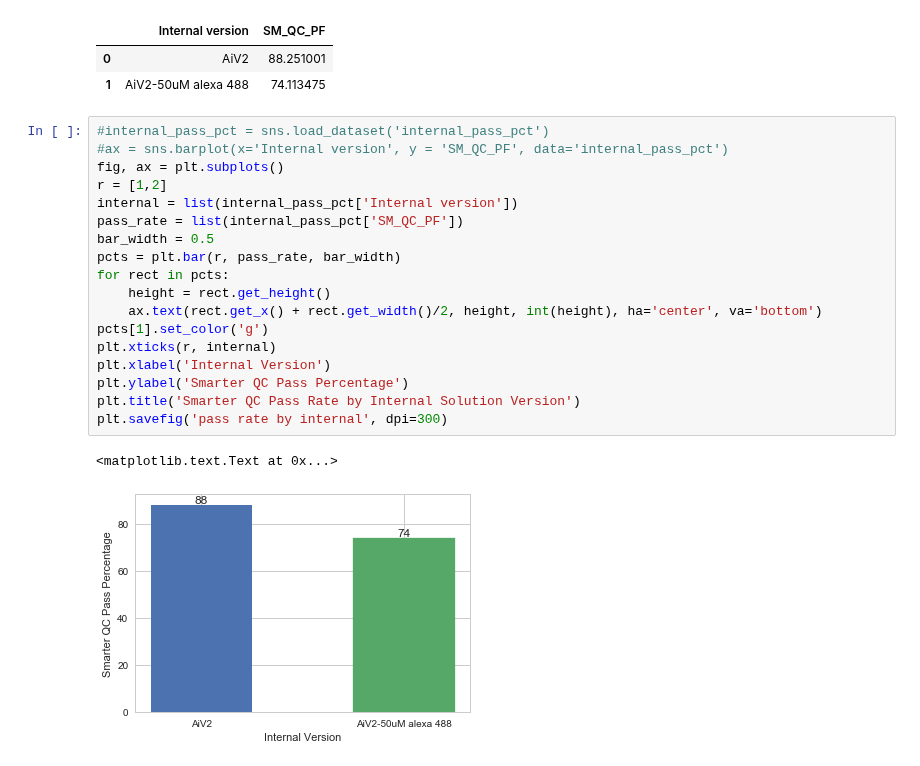
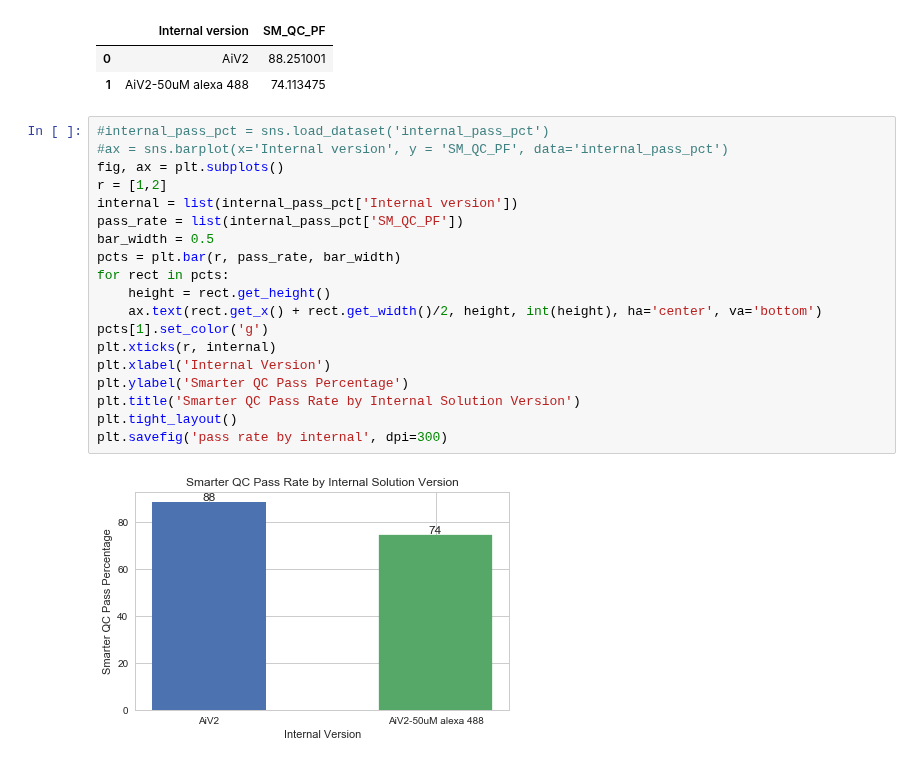
Before and after one commit to ru57y34nn/patchseq_gdoc_analysis, a Jupyter notebook: Internal_version_comparison.ipynb, the cells around one changed output. Cells and saved outputs as stored; diff of their text form.

```diff
--- a/Internal_version_comparison.ipynb
+++ b/Internal_version_comparison.ipynb
@@ -434,21 +434,21 @@ internal_pass_pct
 # %%
 #internal_pass_pct = sns.load_dataset('internal_pass_pct')
 #ax = sns.barplot(x='Internal version', y = 'SM_QC_PF', data='internal_pass_pct')
 fig, ax = plt.subplots()
 r = [1,2]
 internal = list(internal_pass_pct['Internal version'])
 pass_rate = list(internal_pass_pct['SM_QC_PF'])
 bar_width = 0.5
 pcts = plt.bar(r, pass_rate, bar_width)
 for rect in pcts:
     height = rect.get_height()
     ax.text(rect.get_x() + rect.get_width()/2, height, int(height), ha='center', va='bottom')
 pcts[1].set_color('g')
 plt.xticks(r, internal)
 plt.xlabel('Internal Version')
 plt.ylabel('Smarter QC Pass Percentage')
 plt.title('Smarter QC Pass Rate by Internal Solution Version')
+plt.tight_layout()
 plt.savefig('pass rate by internal', dpi=300)
 # %% [output]
-<matplotlib.text.Text at 0x...>
-[figure, old version]
+[figure, new version]
```
